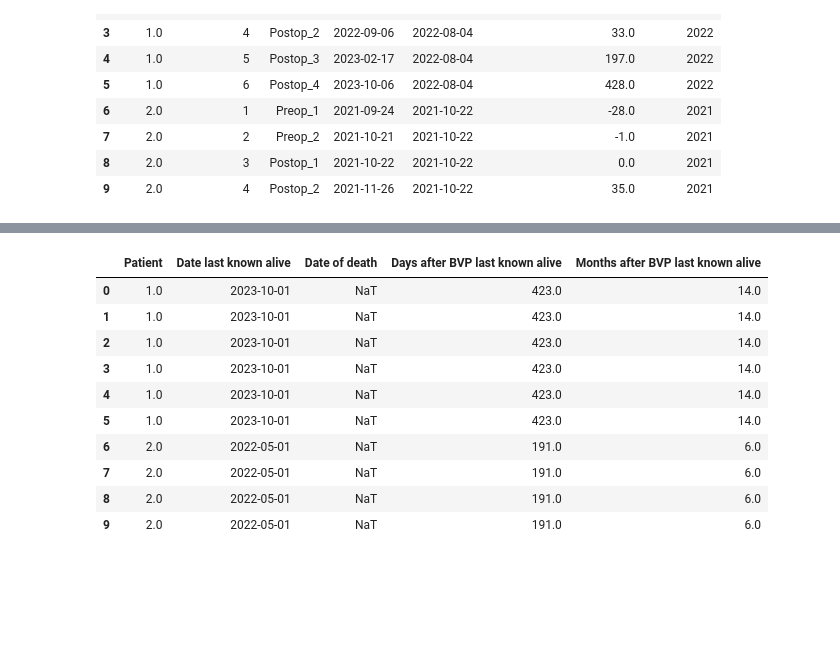
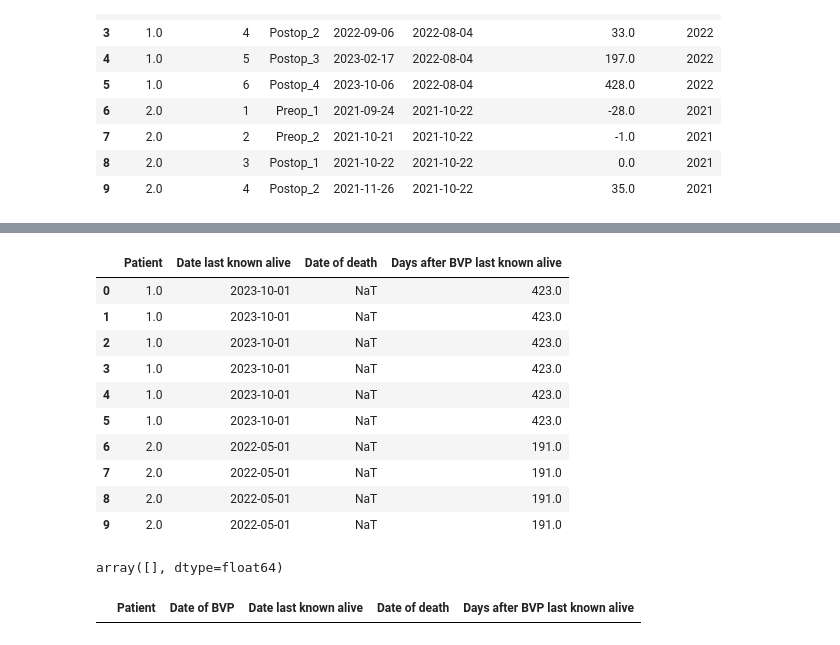
Before and after one commit to pemabi/PS-Data, a Jupyter notebook: process-data.ipynb, the cells around one changed output, grey strips where cells are left out. Saved outputs shown, nothing was run; the diff lists cells and outputs as text; code cells hidden in the pictures; blank space fills up the shorter version.

```diff
--- a/process-data.ipynb
+++ b/process-data.ipynb
@@ -9,7 +9,7 @@ import matplotlib.pyplot as plt
 
 from pathlib import Path
 # %%
-df = pd.read_csv('data/Combined-spreadsheet-V4-copy.csv', header=2)
+df = pd.read_csv('data/Combined-spreadsheet-V8.csv', header=2)
 df.head()
 # %% [output]
 |  | Notes | Patient | Centre | Visit Date | Visit date in relation to BVP | Year of BVP | Date of BVP | Date of birth | ... |
@@ -197,0 +187,34 @@ df[['Patient', 'Visit_Number', 'Visit Date', 'Atenolol start date', 'Days Atenol
+# %%
+# For each patient, create a forward-filled medication start date, but only while the beta blocker column has values
+# TODO: more picky with medication?
+
+def calculate_medication_days(group):
+    # Create a column to track the "active" start date
+    group['Active Atenolol Start'] = None
+
+    current_start = None
+
+    for idx in group.index:
+        # Check if patient is on medication
+        if pd.notna(group.loc[idx, 'Beta blocker']):
+            # If there's a new start date, update current_start
+            if pd.notna(group.loc[idx, 'Atenolol start date']):
+                current_start = group.loc[idx, 'Atenolol start date']
+            # Use the current active start date
+            group.loc[idx, 'Active Atenolol Start'] = current_start
+        else:
+            # Patient is OFF medication, reset
+            current_start = None
+            group.loc[idx, 'Active Atenolol Start'] = None
+
+    return group
+
+# Apply to each patient
+df = df.groupby('Patient', group_keys=False).apply(calculate_medication_days)
+
+# Now calculate days from the active start date
+df['Active Atenolol Start'] = pd.to_datetime(df['Active Atenolol Start'])
+df['Running Days on Atenolol'] = (df['Visit Date'] - df['Active Atenolol Start']).dt.days
+
+# Check results
+df[['Patient', 'Visit_Number', 'Visit Date', 'Atenolol start date', 'Beta blocker', 'Running Days on Atenolol']].head(20)
@@ -200,10 +335,8 @@ df['Date of death'] = pd.to_datetime(df['Date of death'], format='%d/%m/%Y', err
 
 # Days after BVP Death (what about NaN)
 df['Days after BVP death'] = (df['Date of death'] - df['Date of BVP']).dt.days
-# Months after BVP Death (what about same month calc question as above)
-df['Months after BVP death'] = round(df['Days after BVP death'] / 30.44)
 
 patient_deaths = df[df['Date of death'].notna()]
 
-patient_deaths[['Patient', 'Date of death', 'Date of BVP', 'Days after BVP death', 'Months after BVP death']].head(10)
+patient_deaths[['Patient', 'Date of death', 'Date of BVP', 'Days after BVP death']].head(10)
 # %% [output]
@@ -248,21 +405,28 @@ Name: Patient, dtype: float64
 # %%
 # Days after BVP last known alive (what about NaN) - use last appt - use death date?
 df['Date last known alive'] = pd.to_datetime(df['Date last known alive'], format='%d/%m/%Y', errors='coerce')
 
 # First call is date last known alive. If NaN, use date of death
-df['Days after BVP last known alive'] = (df['Date last known alive'].fillna(df['Date of death']) - df['Date of BVP']).dt.days
-df['Months after BVP last known alive'] = round(df['Days after BVP last known alive'] / 30.44)
+df['Days after BVP last known alive'] = (df['Date last known alive'] - df['Date of BVP']).dt.days
 
-df[['Patient', 'Date last known alive', 'Date of death', 'Days after BVP last known alive', 'Months after BVP last known alive']].head(10)
+df[['Patient', 'Date last known alive', 'Date of death', 'Days after BVP last known alive']].head(10)
 # %% [output]
-|  | Patient | Date last known alive | Date of death | Days after BVP last known alive | Months after BVP last known alive |
-| 0 | 1.0 | 2023-10-01 | NaT | 423.0 | 14.0 |
-| 1 | 1.0 | 2023-10-01 | NaT | 423.0 | 14.0 |
-| 2 | 1.0 | 2023-10-01 | NaT | 423.0 | 14.0 |
-| 3 | 1.0 | 2023-10-01 | NaT | 423.0 | 14.0 |
-| 4 | 1.0 | 2023-10-01 | NaT | 423.0 | 14.0 |
-| 5 | 1.0 | 2023-10-01 | NaT | 423.0 | 14.0 |
-| 6 | 2.0 | 2022-05-01 | NaT | 191.0 | 6.0 |
-| 7 | 2.0 | 2022-05-01 | NaT | 191.0 | 6.0 |
-| 8 | 2.0 | 2022-05-01 | NaT | 191.0 | 6.0 |
-| 9 | 2.0 | 2022-05-01 | NaT | 191.0 | 6.0 |
+|  | Patient | Date last known alive | Date of death | Days after BVP last known alive |
+| 0 | 1.0 | 2023-10-01 | NaT | 423.0 |
+| 1 | 1.0 | 2023-10-01 | NaT | 423.0 |
+| 2 | 1.0 | 2023-10-01 | NaT | 423.0 |
+| 3 | 1.0 | 2023-10-01 | NaT | 423.0 |
+| 4 | 1.0 | 2023-10-01 | NaT | 423.0 |
+| 5 | 1.0 | 2023-10-01 | NaT | 423.0 |
+| 6 | 2.0 | 2022-05-01 | NaT | 191.0 |
+| 7 | 2.0 | 2022-05-01 | NaT | 191.0 |
+| 8 | 2.0 | 2022-05-01 | NaT | 191.0 |
+| 9 | 2.0 | 2022-05-01 | NaT | 191.0 |
+# %%
+df[(df['Date last known alive'].isna()) & (df['Date of death'].isna())]['Patient'].unique()
+# %% [output]
+array([], dtype=float64)
+# %%
+df[df['Days after BVP last known alive'] <= 0][['Patient', 'Date of BVP', 'Date last known alive', 'Date of death', 'Days after BVP last known alive']]
+# %% [output]
+|  | Patient | Date of BVP | Date last known alive | Date of death | Days after BVP last known alive |
```
Also changed, not shown: parts of 62 cells of this notebook, 1 other file.
